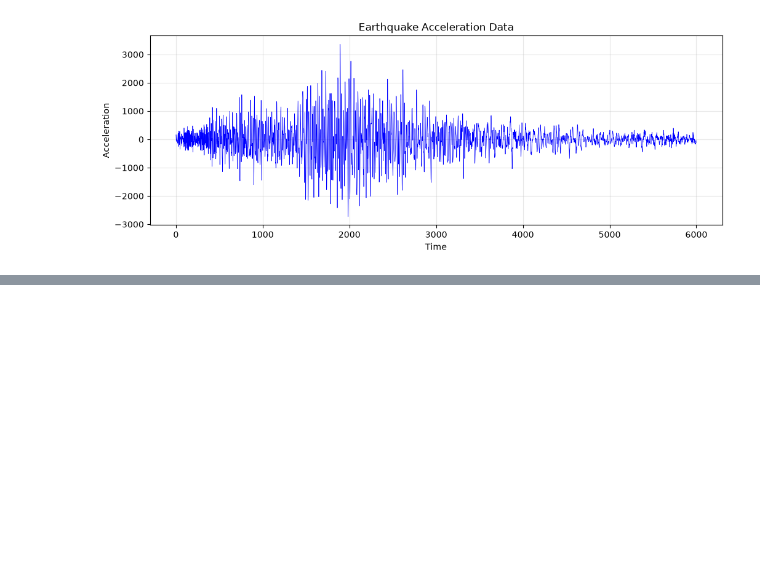
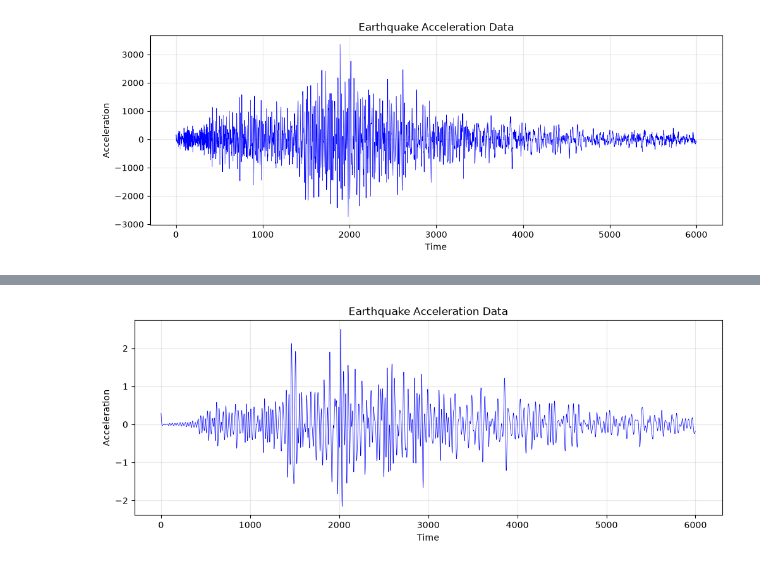
Before and after one commit to studealw/GAN_Framework_for_Synthetic_Earthquake_Waveform_Generation, a Jupyter notebook: data_plot.ipynb, the cells around one changed output, grey strips where cells are left out. Saved outputs shown, nothing was run; the diff lists cells and outputs as text; code cells hidden in the pictures; blank space fills up the shorter version.

Commit message:
applied butterworth filter

```diff
--- a/data_plot.ipynb
+++ b/data_plot.ipynb
@@ -50,0 +65,29 @@ plt.grid(True,alpha = 0.3)
+# %%
+from scipy.signal import butter, filtfilt
+
+def apply_butterworth(data, cutoff_freq, sample_rate, order=4):
+    # Calculate the Nyquist frequency (half the sample rate)
+    nyquist = 0.5 * sample_rate
+    # Normalize the cutoff frequency for the algorithm
+    normal_cutoff = cutoff_freq / nyquist
+
+    # Generate the filter coefficients
+    b, a = butter(order, normal_cutoff, btype='low', analog=False)
+
+    # Apply the filter using filtfilt (this prevents the wave from shifting left/right)
+    filtered_data = filtfilt(b, a, data)
+    return filtered_data
+# %%
+#We assume the frequency of the earthquake data is 500 Hz (i.e., 100 samples per second)
+
+df["Filtered_Acceleration"] = apply_butterworth(df["Acceleration"], cutoff_freq=20, sample_rate=500)
+# %%
+plt.figure(figsize = (12,4))
+
+plt.plot(df["Filtered_Acceleration"],color = "blue", linewidth = 0.5)
+plt.title("Earthquake Acceleration Data")
+plt.xlabel("Time")
+plt.ylabel("Acceleration")
+plt.grid(True,alpha = 0.3)
+# %% [output]
+[figure, added]
```
Also changed, not shown: parts of 3 cells of this notebook.
